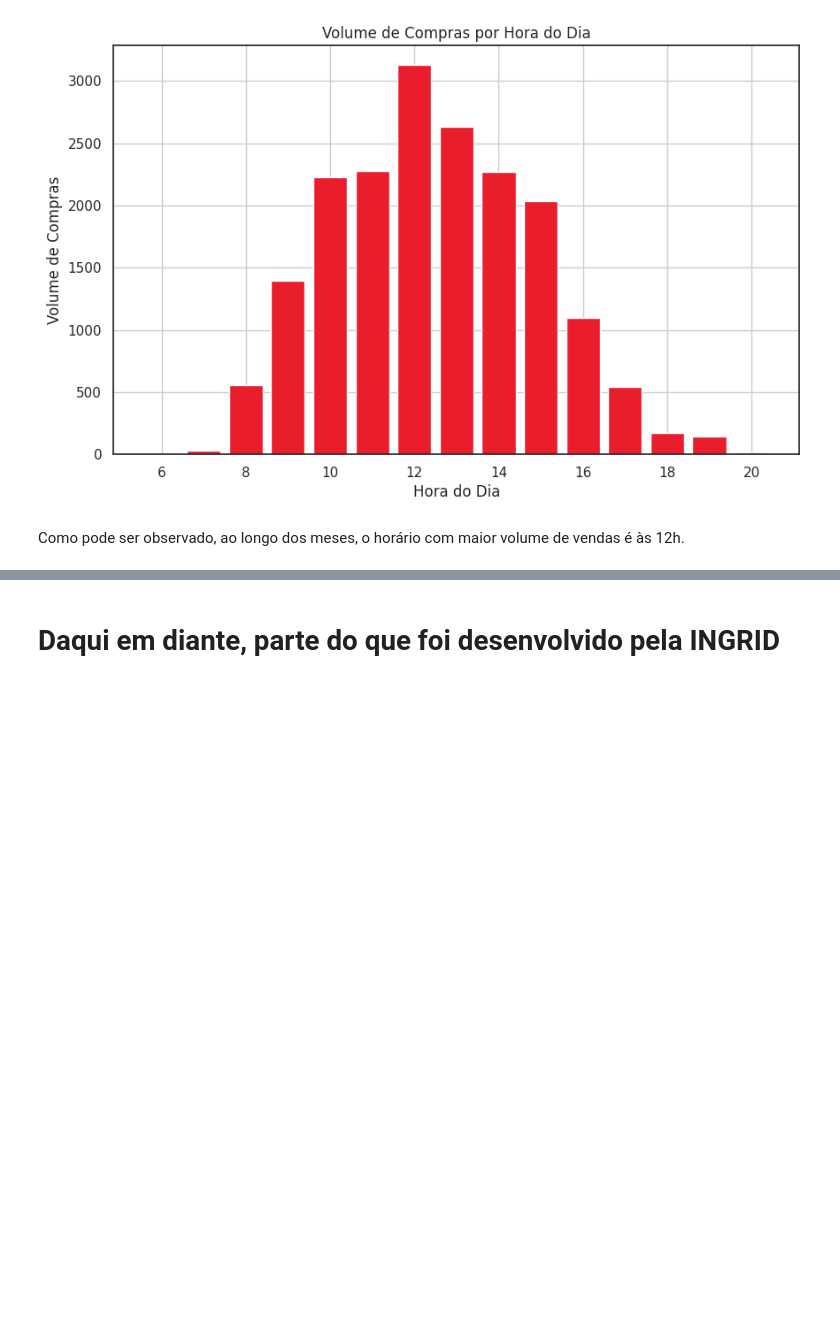
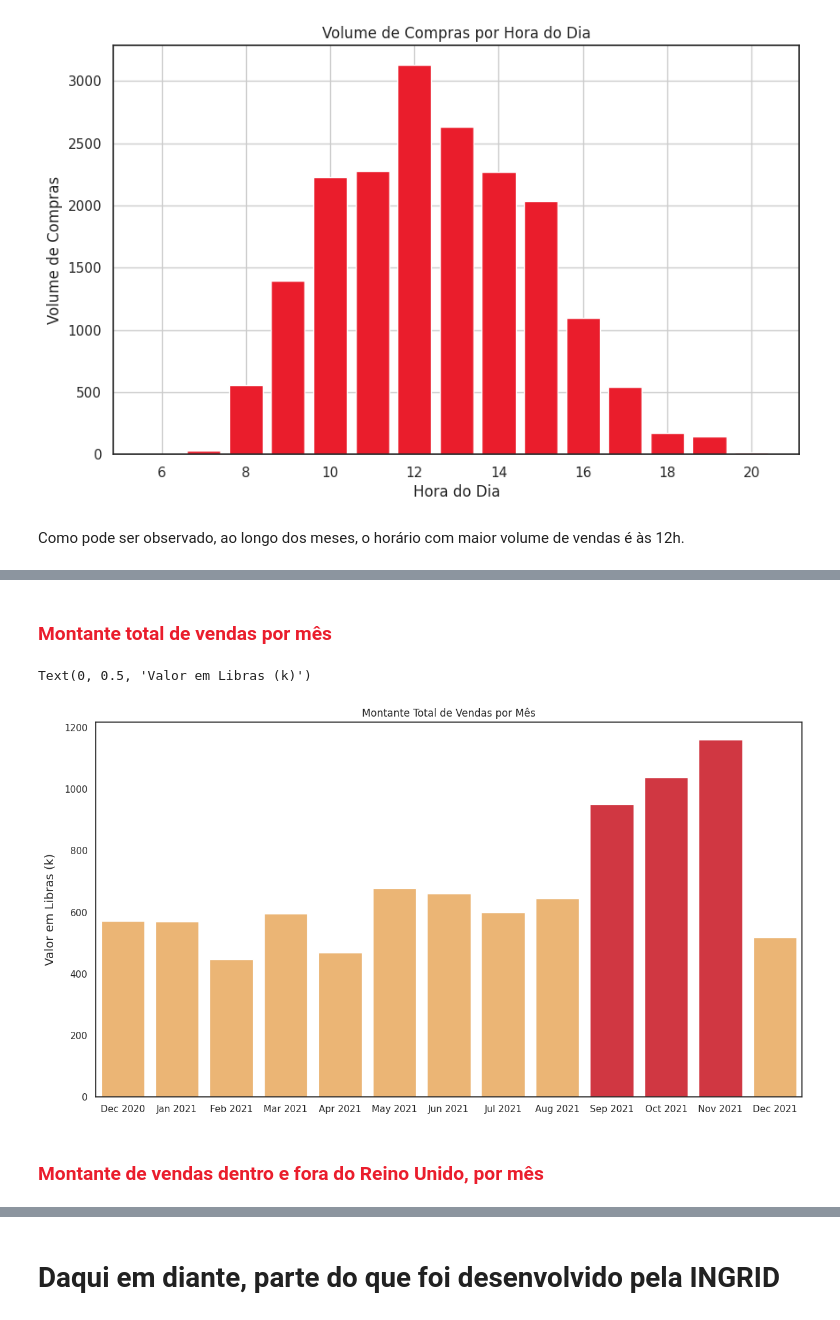
Before and after one commit to Isadoramesquitaa/Ada-Tech, a Jupyter notebook: Estatística/Projeto_Turma_1104.ipynb, the cells around one changed output, grey strips where cells are left out. Drawn from its saved outputs; the diff is of its cells as text; code cells hidden in the pictures; blank space fills up the shorter version.

```diff
--- a/Estatística/Projeto_Turma_1104.ipynb
+++ b/Estatística/Projeto_Turma_1104.ipynb
@@ -669,0 +708,38 @@ Como pode ser observado, ao longo dos meses, o horário com maior volume de vend
+# %% [markdown]
+### <font color="#EA1D2C"> Montante total de vendas por mês </font>
+# %%
+# realizando o cálculo total de vendas por mês
+df_montante_mes = pd.DataFrame(df_gold.groupby(pd.Grouper(key='Data da fatura', freq='M'))
+                               ['Valor'].sum()).reset_index()
+df_montante_mes.columns = ['Data da fatura', 'Montante Total de Vendas']
+# %%
+# transformando o valor em múltiplo de 1.000 ou K.
+df_montante_mes['Montante Total de Vendas (K)'] = (df_montante_mes['Montante Total de Vendas']
+                                                   /1000).round(2)
+
+# convertendo tipo do dado da coluna "Ano_mes" para string
+df_montante_mes['Data da fatura'] = df_montante_mes['Data da fatura'].dt.strftime('%b %Y')
+
+# selecionando o valor mínimo dos 3 maiores Montantes totais de vendas
+minimo = min(df_montante_mes['Montante Total de Vendas (K)'].nlargest(n=3))
+
+clrs = ['#FFB761' if (x < minimo) else '#EA1D2C'
+        for x in df_montante_mes['Montante Total de Vendas (K)']]
+
+# criando o gráfico de barras
+sns.set_theme(style="white", palette=None)
+plt.figure(figsize = (15,8))
+ax = sns.barplot(x="Data da fatura",
+                 y="Montante Total de Vendas (K)",
+                 data=df_montante_mes,
+                 ci=False,
+                 palette=clrs)
+
+ax.set_title('Montante Total de Vendas por Mês')
+ax.set_xlabel('', fontsize=14, labelpad=10)
+ax.set_ylabel('Valor em Libras (k)', fontsize=14, labelpad=10)
+# %% [output]
+Text(0, 0.5, 'Valor em Libras (k)')
+[figure, added]
+# %% [markdown]
+### <font color="#EA1D2C"> Montante de vendas dentro e fora do Reino Unido, por mês </font>
```
Also changed, not shown: parts of 12 cells of this notebook.
